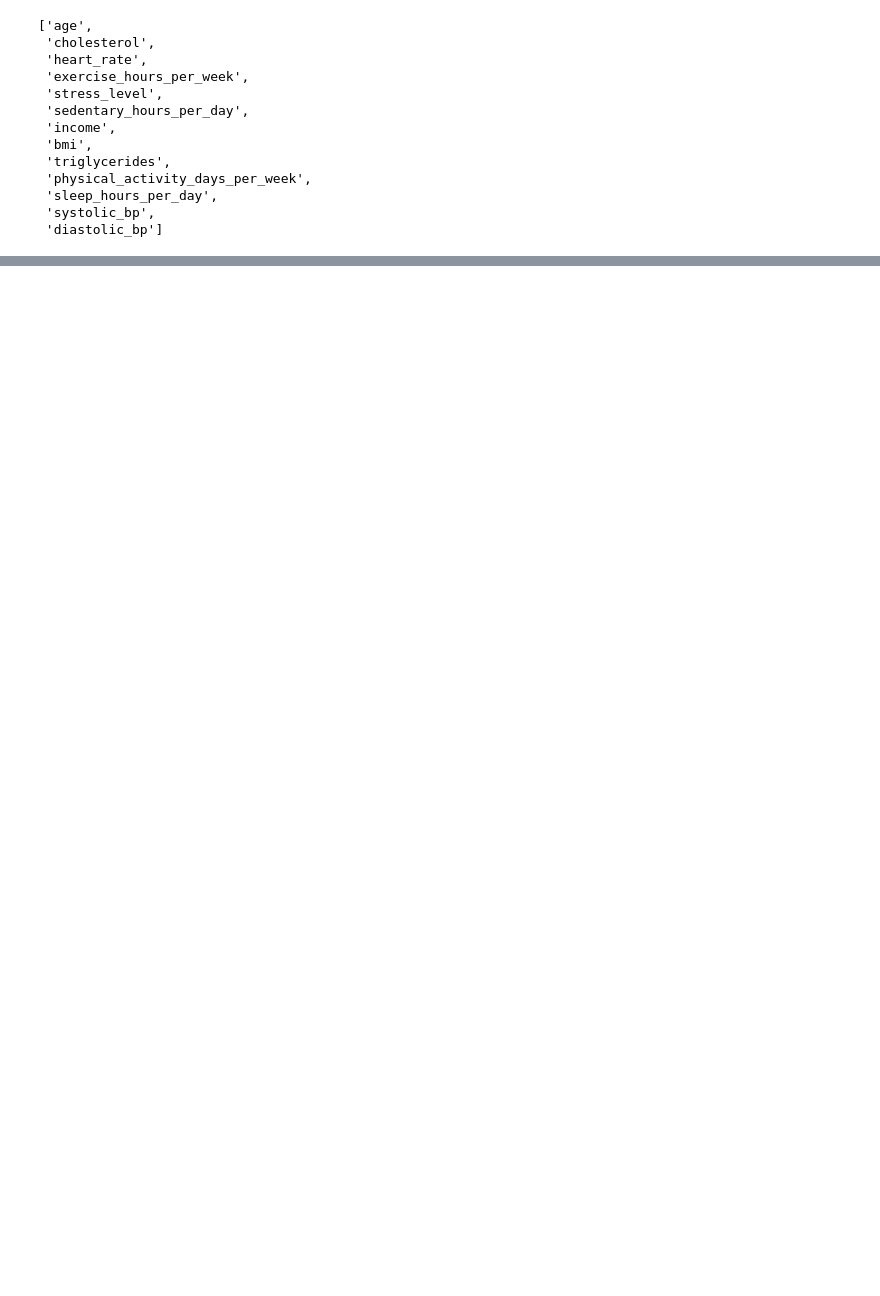
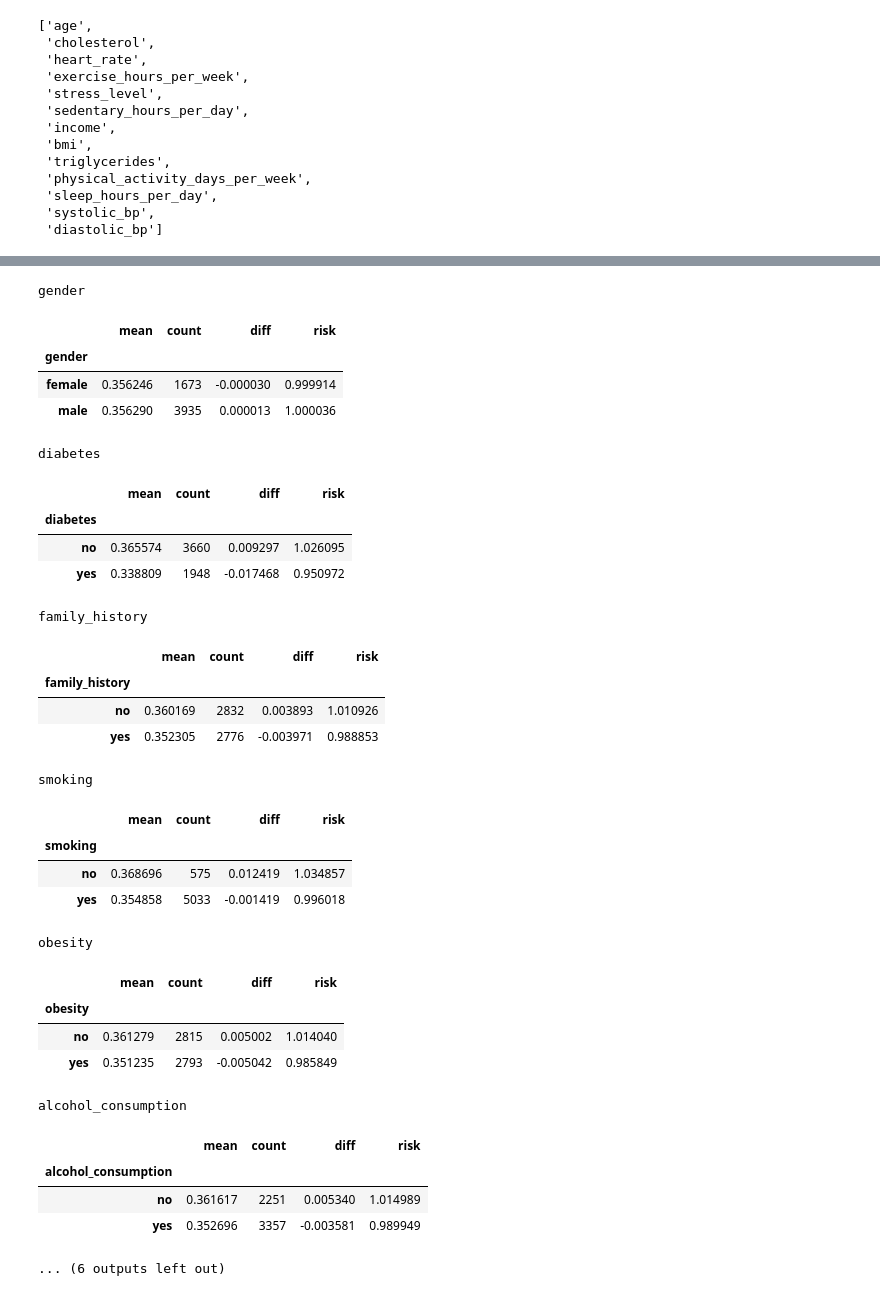
Before and after one commit to mraabhijit/heart_attack_risk, a Jupyter notebook: project.ipynb, the cells around one changed output, grey strips where cells are left out. Cells and saved outputs as stored; diff of their text form; code cells hidden in the pictures; blank space fills up the shorter version.

```diff
--- a/project.ipynb
+++ b/project.ipynb
@@ -378,5 +381,5 @@ We can get a fairly good idea about `continent` and `hemisphere` from `country`.
 # %%
-df.drop(columns = ['continent', 'hemisphere'], inplace=True)
+df.drop(columns = ['continent', 'hemisphere', 'patient_id'], inplace=True)
 # %% [markdown]
 We can also rename `sex` to `gender`
 # %%
@@ -455,3 +459,0 @@ round(global_heart_attack_risk_rate, 2)
-# %%
-categorical.remove('patient_id')
-categorical
@@ -485,0 +497,42 @@ numerical
+# %%
+categories = categorical.copy()
+categories.remove('country')
+for c in categories:
+    print(c)
+    df_group = df_full_train.groupby(c).heart_attack_risk.agg(['mean', 'count'])
+    df_group['diff'] = df_group['mean'] - global_heart_attack_risk_rate
+    df_group['risk'] = df_group['mean'] / global_heart_attack_risk_rate
+    display(df_group)
+    print()
+# %% [output]
+gender
+|  | mean | count | diff | risk |
+| gender |  |  |  |  |
+| female | 0.356246 | 1673 | -0.000030 | 0.999914 |
+| male | 0.356290 | 3935 | 0.000013 | 1.000036 |
+diabetes
+|  | mean | count | diff | risk |
+| diabetes |  |  |  |  |
+| no | 0.365574 | 3660 | 0.009297 | 1.026095 |
+| yes | 0.338809 | 1948 | -0.017468 | 0.950972 |
+family_history
+|  | mean | count | diff | risk |
+| family_history |  |  |  |  |
+| no | 0.360169 | 2832 | 0.003893 | 1.010926 |
+| yes | 0.352305 | 2776 | -0.003971 | 0.988853 |
+smoking
+|  | mean | count | diff | risk |
+| smoking |  |  |  |  |
+| no | 0.368696 | 575 | 0.012419 | 1.034857 |
+| yes | 0.354858 | 5033 | -0.001419 | 0.996018 |
+obesity
+|  | mean | count | diff | risk |
+| obesity |  |  |  |  |
+| no | 0.361279 | 2815 | 0.005002 | 1.014040 |
+| yes | 0.351235 | 2793 | -0.005042 | 0.985849 |
+alcohol_consumption
+|  | mean | count | diff | risk |
+| alcohol_consumption |  |  |  |  |
+| no | 0.361617 | 2251 | 0.005340 | 1.014989 |
+| yes | 0.352696 | 3357 | -0.003581 | 0.989949 |
+... (6 outputs left out)
```
Also changed, not shown: parts of 44 cells of this notebook.
